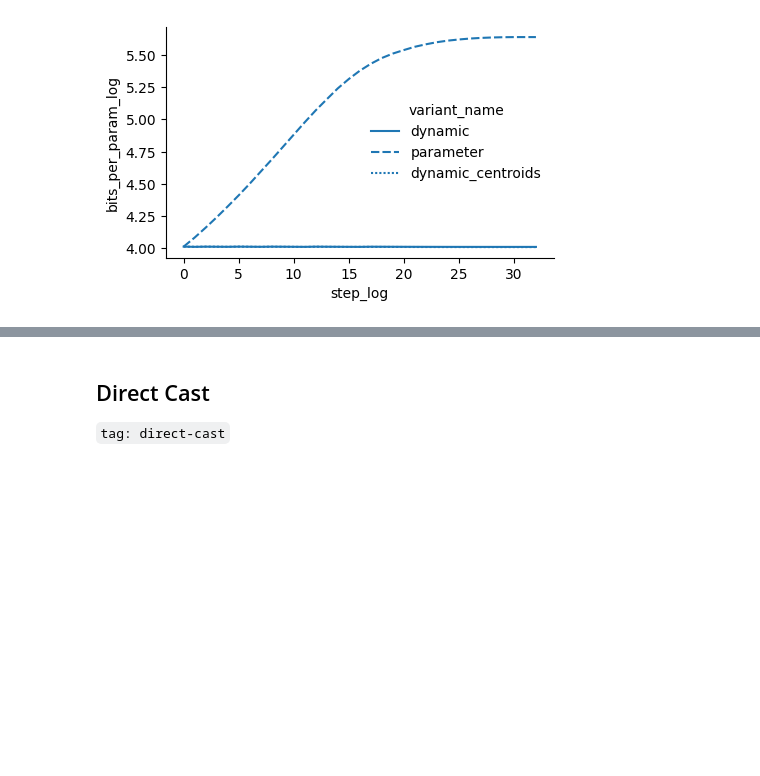
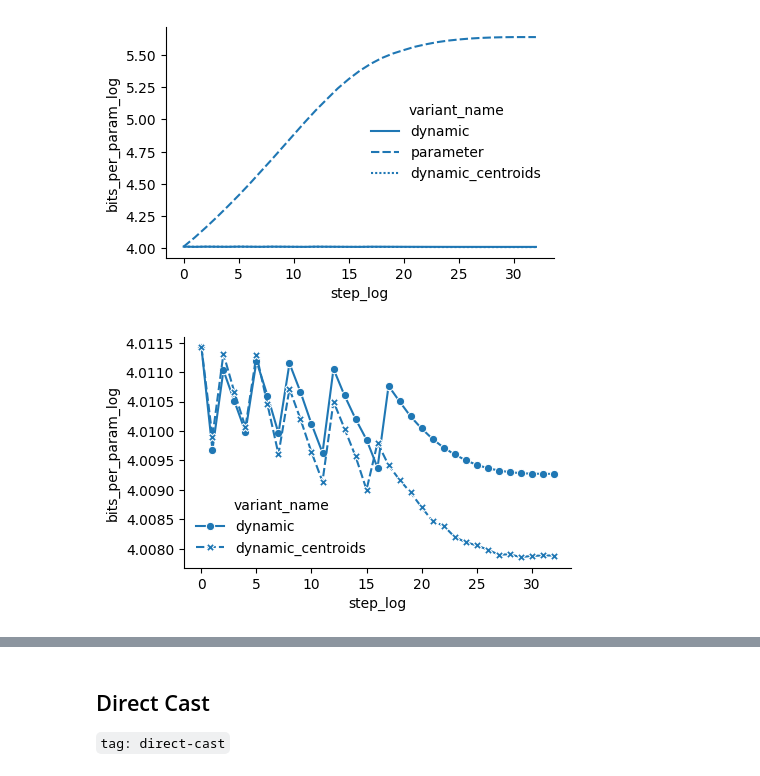
Before and after one commit to graphcore-research/optimal-weight-formats, a Jupyter notebook: 0630-QatVariants.ipynb, the cells around one changed output, grey strips where cells are left out. Saved outputs shown, nothing was run; the diff lists cells and outputs as text; code cells hidden in the pictures; blank space fills up the shorter version.

```diff
--- a/0630-QatVariants.ipynb
+++ b/0630-QatVariants.ipynb
@@ -189,6 +186,11 @@ d = df[df.fmt == "4b-int+Zoptimal{*,*:BFLOAT16:rms:search}"].explode(["step_log"
 sns.lineplot(d, y="bits_per_param_log", x="step_log", style="variant_name");
 # %% [output]
 [figure]
+# %%
+d = df[(df.fmt == "4b-int+Zoptimal{*,*:BFLOAT16:rms:search}") & (df.scaling_mode == "dynamic")].explode(["step_log", "bits_per_param_log"])
+sns.lineplot(d, y="bits_per_param_log", x="step_log", style="variant_name", markers=True);
+# %% [output]
+[figure, added]
 # %%
 df = pd.DataFrame.from_records([
     dict(
```
Also changed, not shown: parts of 1 cell of this notebook.
